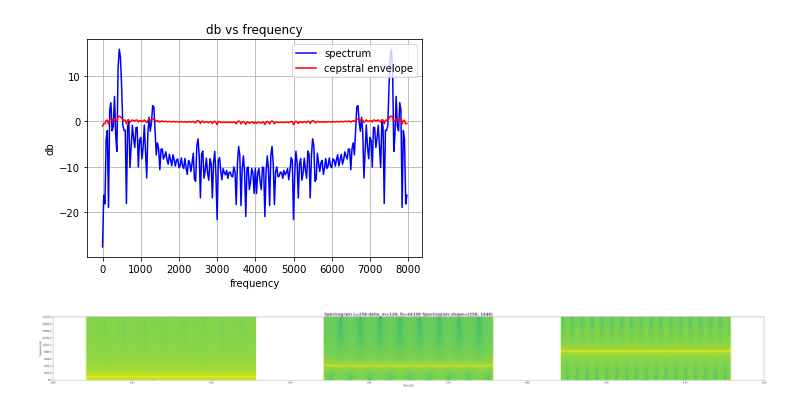
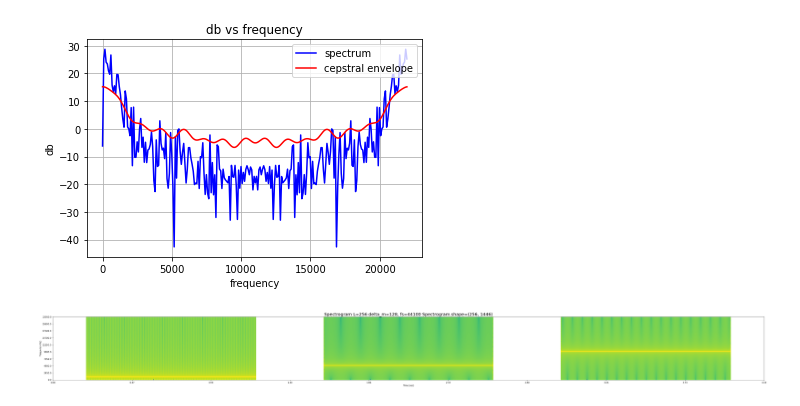
Before and after one commit to AndrewAday/cross-synthesis, a Jupyter notebook: cepstral_smoothing.ipynb, the cells around one changed output. Cells and saved outputs as stored; diff of their text form; code cells hidden in the pictures.

```diff
--- a/cepstral_smoothing.ipynb
+++ b/cepstral_smoothing.ipynb
@@ -234,37 +226,38 @@ Audio(r_mod, rate=fs)
 # %%
 '''
 To obtain cepstral coefficients:
 signal multiplied by lowpass window:
     1 -> n < n_c
     0.5 -> 1 = n_c
     0 -> n > n_c
 DFT of signal
 log of absolute value of DFT
 '''
 
 L = 256
 delta_m = 128
-w = np.ones(L)
+w = np.concatenate([np.ones(L//16), np.zeros(15*L//16)])
 freq_spec = np.arange(L)*fs/L
 
-speech = apply_hamming(speech)
+speech = apply_hamming(carrier)
 
 speech_spectrum_window = np.fft.fft(speech[:L])
 spectrum_amplitudes = 20. * np.log10(1/(10*L) * np.abs( speech_spectrum_window ) )
+# spectrum_amplitudes = 20. * np.log10( np.abs( speech_spectrum_window ) )
 # cepstral_envelope = (np.fft.ifft(spectrum_amplitudes)).real
 spectral_envelope = np.fft.fft(w * np.fft.ifft(np.log10(np.abs(speech_spectrum_window))).real).real
 spectral_envelope = spectral_envelope - np.mean(spectral_envelope)
 
 plt.plot(freq_spec, spectrum_amplitudes, color = "blue", label = "spectrum")
-plt.plot(freq_spec, spectral_envelope, color = "red", label = "cepstral envelope")
+plt.plot(freq_spec, 20*spectral_envelope, color = "red", label = "cepstral envelope")
 plt.grid()
 plt.legend(loc = 'upper right')
 plt.title("db vs frequency")
 plt.xlabel("frequency")
 plt.ylabel("db")
 plt.show()
 # %% [output]
-[figure, old version]
+[figure, new version]
 # %%
 # %% [output]
 [figure]
```
Also changed, not shown: parts of 3 cells of this notebook.
